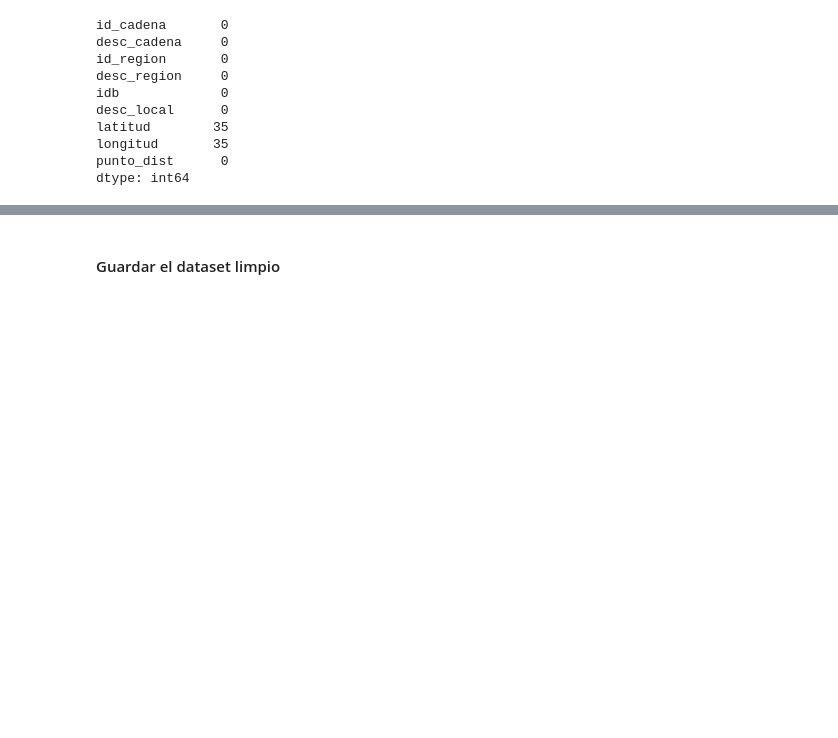
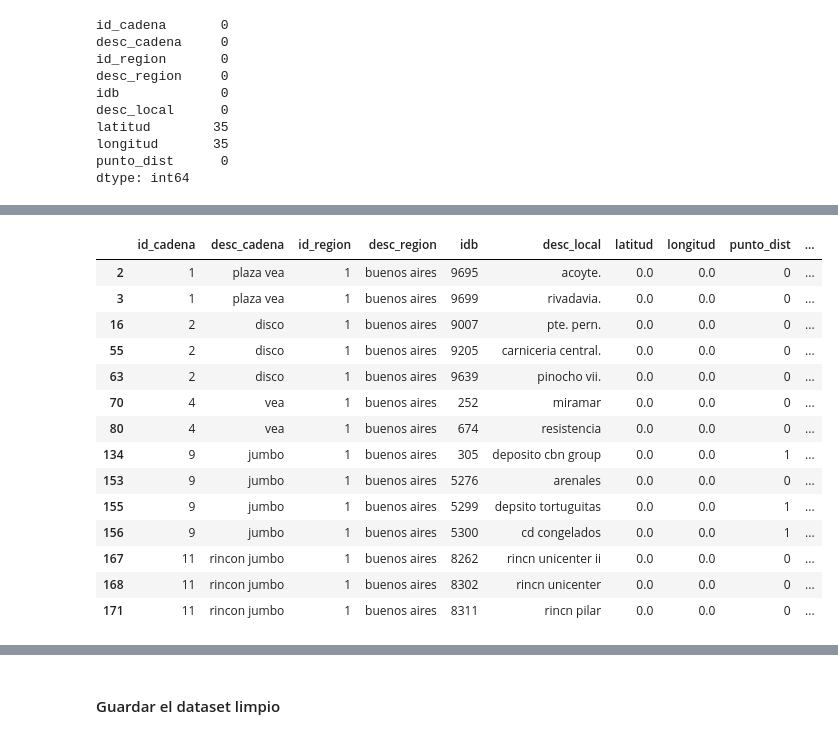
Before and after one commit to ErikaMelt/deodorants-project, a Jupyter notebook: data_processing/data_cleaning_locales.ipynb, the cells around one changed output, grey strips where cells are left out. Cells and saved outputs as stored; diff of their text form; code cells hidden in the pictures; blank space fills up the shorter version.

Commit message:
update locales csv file

```diff
--- a/data_processing/data_cleaning_locales.ipynb
+++ b/data_processing/data_cleaning_locales.ipynb
@@ -118,0 +153,6 @@ locales_df.describe()
+# %%
+locales_df['latitud'].dropna(inplace=True)
+locales_df['longitud'].dropna(inplace=True)
+# %%
+locales_df = locales_df[~(pd.isna(locales_df['latitud']) | pd.isna(locales_df['longitud']))]
+locales_df
@@ -118,0 +182,18 @@ locales_df.describe()
+# %%
+locales_df[locales_df['latitud']>=0.0]
+# %% [output]
+|  | id_cadena | desc_cadena | id_region | desc_region | idb | desc_local | latitud | longitud | punto_dist | ... |
+| 2 | 1 | plaza vea | 1 | buenos aires | 9695 | acoyte. | 0.0 | 0.0 | 0 | ... |
+| 3 | 1 | plaza vea | 1 | buenos aires | 9699 | rivadavia. | 0.0 | 0.0 | 0 | ... |
+| 16 | 2 | disco | 1 | buenos aires | 9007 | pte. pern. | 0.0 | 0.0 | 0 | ... |
+| 55 | 2 | disco | 1 | buenos aires | 9205 | carniceria central. | 0.0 | 0.0 | 0 | ... |
+| 63 | 2 | disco | 1 | buenos aires | 9639 | pinocho vii. | 0.0 | 0.0 | 0 | ... |
+| 70 | 4 | vea | 1 | buenos aires | 252 | miramar | 0.0 | 0.0 | 0 | ... |
+| 80 | 4 | vea | 1 | buenos aires | 674 | resistencia | 0.0 | 0.0 | 0 | ... |
+| 134 | 9 | jumbo | 1 | buenos aires | 305 | deposito cbn group | 0.0 | 0.0 | 1 | ... |
+| 153 | 9 | jumbo | 1 | buenos aires | 5276 | arenales | 0.0 | 0.0 | 0 | ... |
+| 155 | 9 | jumbo | 1 | buenos aires | 5299 | depsito tortuguitas | 0.0 | 0.0 | 1 | ... |
+| 156 | 9 | jumbo | 1 | buenos aires | 5300 | cd congelados | 0.0 | 0.0 | 1 | ... |
+| 167 | 11 | rincon jumbo | 1 | buenos aires | 8262 | rincn unicenter ii | 0.0 | 0.0 | 0 | ... |
+| 168 | 11 | rincon jumbo | 1 | buenos aires | 8302 | rincn unicenter | 0.0 | 0.0 | 0 | ... |
+| 171 | 11 | rincon jumbo | 1 | buenos aires | 8311 | rincn pilar | 0.0 | 0.0 | 0 | ... |
```
Also changed, not shown: parts of 17 cells of this notebook, 1 other file.
